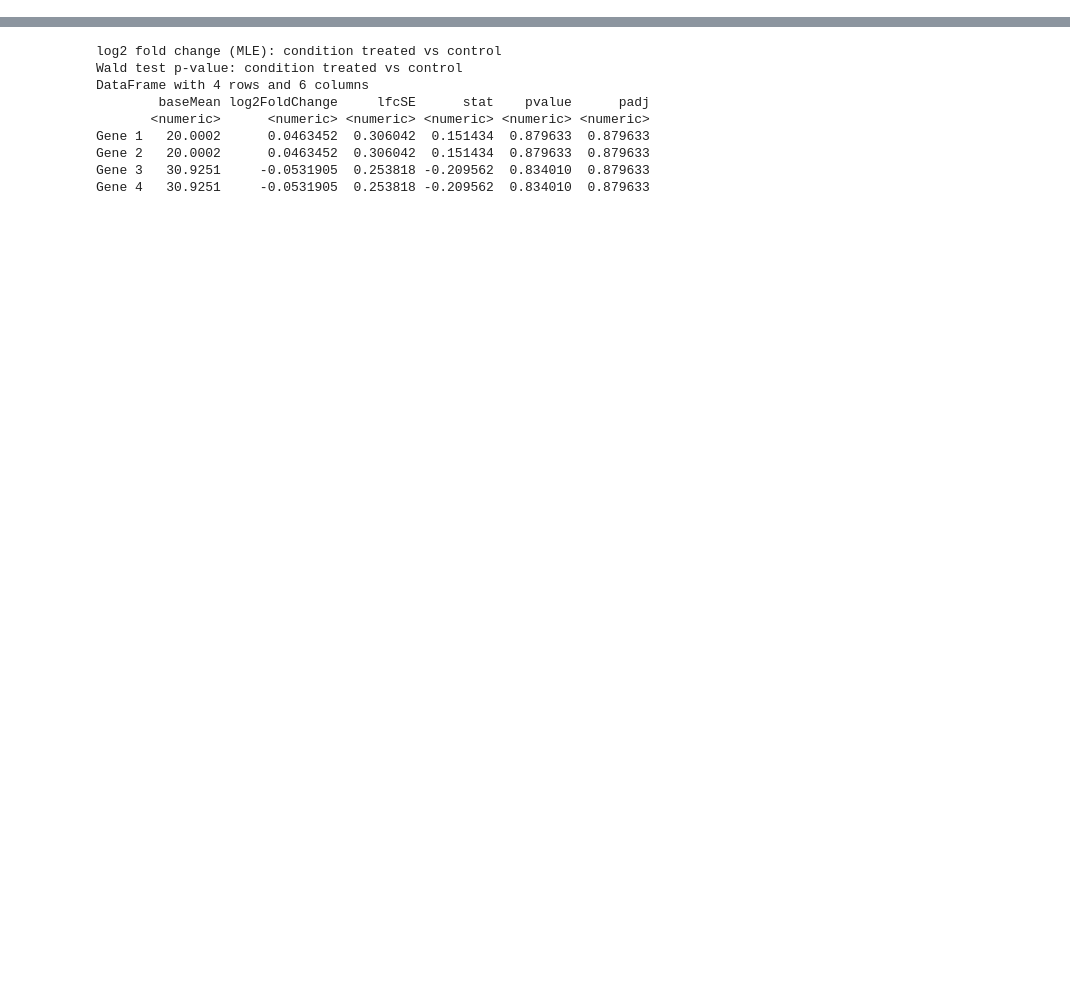
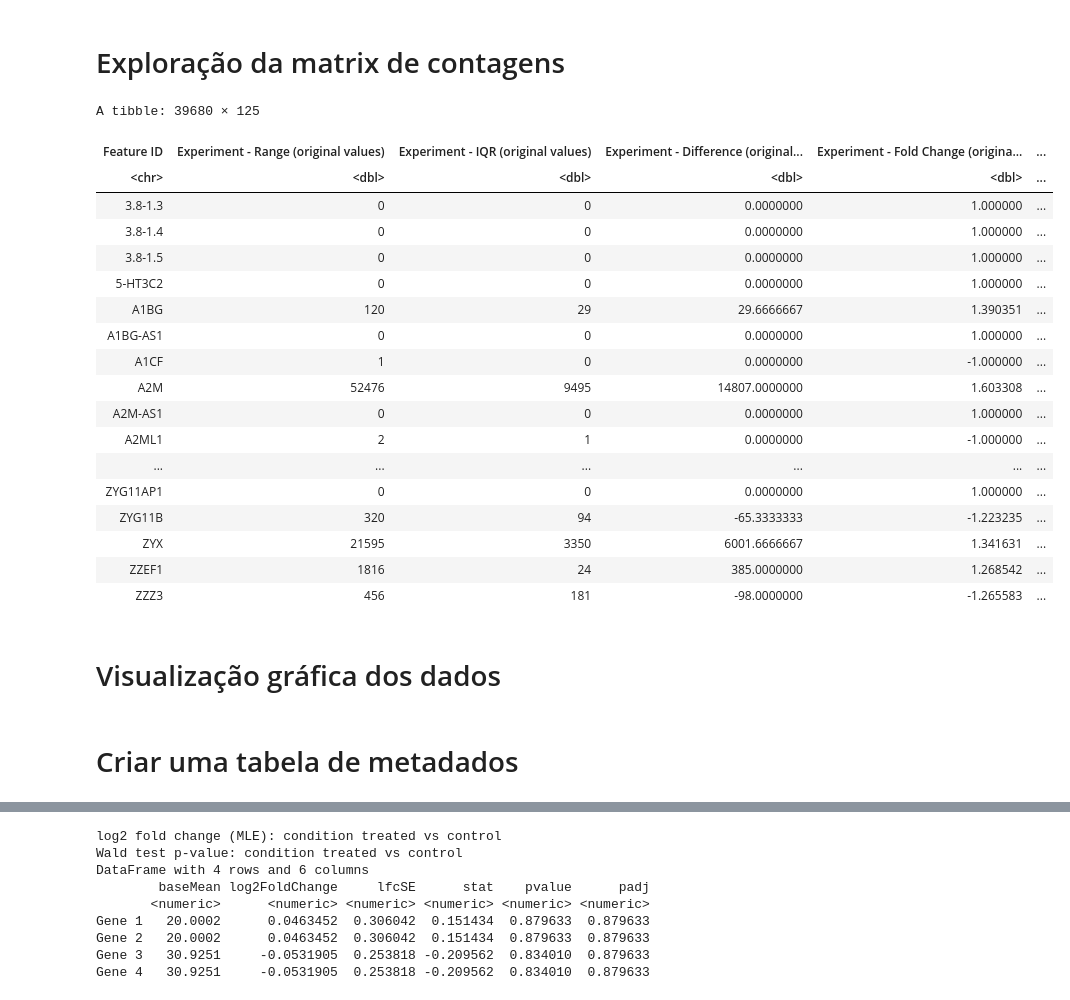
Before and after one commit to nunososorio/bhs, a Jupyter notebook: R.ipynb, the cells around one changed output, grey strips where cells are left out. Cells and saved outputs as stored; diff of their text form; code cells hidden in the pictures; blank space fills up the shorter version.

```diff
--- a/R.ipynb
+++ b/R.ipynb
@@ -27,0 +18,26 @@ Old packages: 'bit', 'curl', 'DBI', 'devtools', 'digest', 'gargle', 'glue',
+# %%
+data <- read_excel("data.xlsx")
+# %% [markdown]
+# Exploração da matrix de contagens
+# %%
+data
+# %% [output]
+A tibble: 39680 × 125
+| Feature ID | Experiment - Range (original values) | Experiment - IQR (original values) | Experiment - Difference (original... | Experiment - Fold Change (origina... | ... |
+| <chr> | <dbl> | <dbl> | <dbl> | <dbl> | ... |
+| 3.8-1.3 | 0 | 0 | 0.0000000 | 1.000000 | ... |
+| 3.8-1.4 | 0 | 0 | 0.0000000 | 1.000000 | ... |
+| 3.8-1.5 | 0 | 0 | 0.0000000 | 1.000000 | ... |
+| 5-HT3C2 | 0 | 0 | 0.0000000 | 1.000000 | ... |
+| A1BG | 120 | 29 | 29.6666667 | 1.390351 | ... |
+| A1BG-AS1 | 0 | 0 | 0.0000000 | 1.000000 | ... |
+| A1CF | 1 | 0 | 0.0000000 | -1.000000 | ... |
+| A2M | 52476 | 9495 | 14807.0000000 | 1.603308 | ... |
+| A2M-AS1 | 0 | 0 | 0.0000000 | 1.000000 | ... |
+| A2ML1 | 2 | 1 | 0.0000000 | -1.000000 | ... |
+| ... | ... | ... | ... | ... | ... |
+| ZYG11AP1 | 0 | 0 | 0.0000000 | 1.000000 | ... |
+| ZYG11B | 320 | 94 | -65.3333333 | -1.223235 | ... |
+| ZYX | 21595 | 3350 | 6001.6666667 | 1.341631 | ... |
+| ZZEF1 | 1816 | 24 | 385.0000000 | 1.268542 | ... |
+| ZZZ3 | 456 | 181 | -98.0000000 | -1.265583 | ... |
@@ -27,0 +50,2 @@ Old packages: 'bit', 'curl', 'DBI', 'devtools', 'digest', 'gargle', 'glue',
+# %% [markdown]
+# Visualização gráfica dos dados
@@ -27,0 +54,2 @@ Old packages: 'bit', 'curl', 'DBI', 'devtools', 'digest', 'gargle', 'glue',
+# %% [markdown]
+# Criar uma tabela de metadados
```
Also changed, not shown: parts of 13 cells of this notebook.
